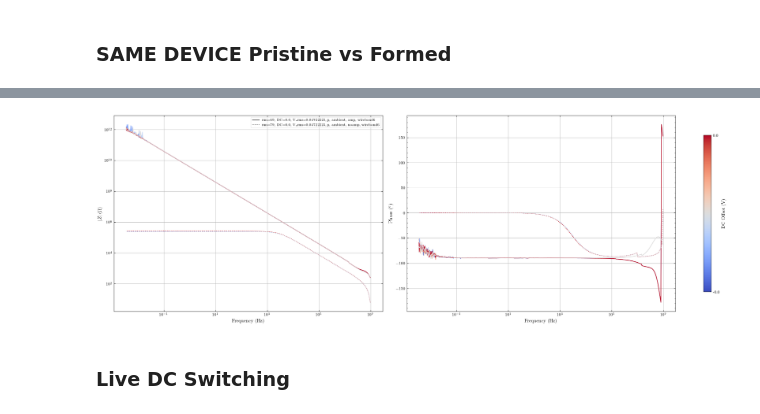
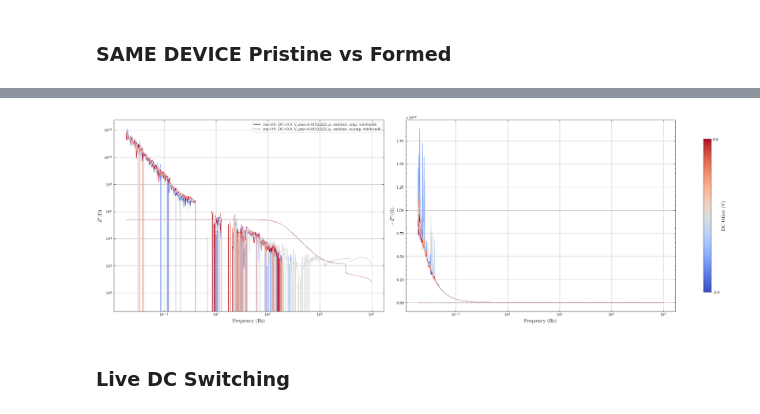
Before and after one commit to hc3413/IS_Analysis, a Jupyter notebook: IS_Analysis_solatron.ipynb, the cells around one changed output, grey strips where cells are left out. Saved outputs shown, nothing was run; the diff lists cells and outputs as text; code cells hidden in the pictures.

```diff
--- a/IS_Analysis_solatron.ipynb
+++ b/IS_Analysis_solatron.ipynb
@@ -163,7 +164,7 @@ notes = ['- Notice that the wirebond 3 has zero phase and infinite resistance',
 d60 = update_plot_string(d60, export_data=export_data, plot_labels=plot_labels)
 
 # Plot
-fig, ax = IS_plot(d60, d_type='modulus', freq_lim=[1e-1, 1e5], y_lim_right=None,
+fig, ax = IS_plot(d60, d_type='Zabsphi', freq_lim=[1e-3, 1e7], y_lim_right=None,
                     sort_data=False, c_bar=2, fig_size=fig_size, med_filt = 9, force_key = False)
 
 # append the figure and title to the list for later exporting
@@ -182,7 +183,7 @@ plot_filename = 'wb4wb3_pristine_Vdc_ambvac' # name for exported figure
 plot_title = 'Vdc in Ambient vs Vacuum for Pristine Devices - wb3wb4' # title for powerpoint
 
 # Notes
-notes = [''] # notes for the powerpoint in text box
+notes = ['This is problematic as the Vrms is different for run71'] # notes for the powerpoint in text box
 
 # if export true, update the plot string
 d60 = update_plot_string(d60, export_data=export_data, plot_labels=plot_labels)
@@ -200,26 +264,26 @@ fig_list.append((fig, plot_filename, plot_title, notes))
 # %%
 # Select data
-d = [solatron[69], solatron[79]] #
+d69 = [solatron[69], solatron[79]] #
 
 # Labels
 plot_labels = ['wb6, pristine, ambient', 'wb6, eformed, ambient '] # label for the legend
 plot_filename = 'wb6_pristine_vs_forming' # name for exported figure
 plot_title = 'Electroforming vs Pristine' # title for powerpoint
 
 # Notes
 notes = [''] # notes for the powerpoint in text box
 
 # if export true, update the plot string
-d = update_plot_string(d, export_data=export_data, plot_labels=plot_labels)
+d69 = update_plot_string(d69, export_data=export_data, plot_labels=plot_labels)
 
 # Plot
-fig, ax = IS_plot(d, d_type='Zabsphi', freq_lim=[1e-3, 1e7], y_lim_right=None,
+fig, ax = IS_plot(d69, d_type='Zrealimag', freq_lim=[1e-3, 1e7], y_lim_right=None,
                     sort_data=False, c_bar=2, fig_size=fig_size, med_filt = 1, force_key = False)
 
 # append the figure and title to the list for later exporting
 fig_list.append((fig, plot_filename, plot_title, notes))
 # %% [output]
-[figure, old version]
+[figure, new version]
 # %% [markdown]
 ### Live DC Switching
 # %%
```
Also changed, not shown: parts of 3 cells of this notebook, 4 other files.
